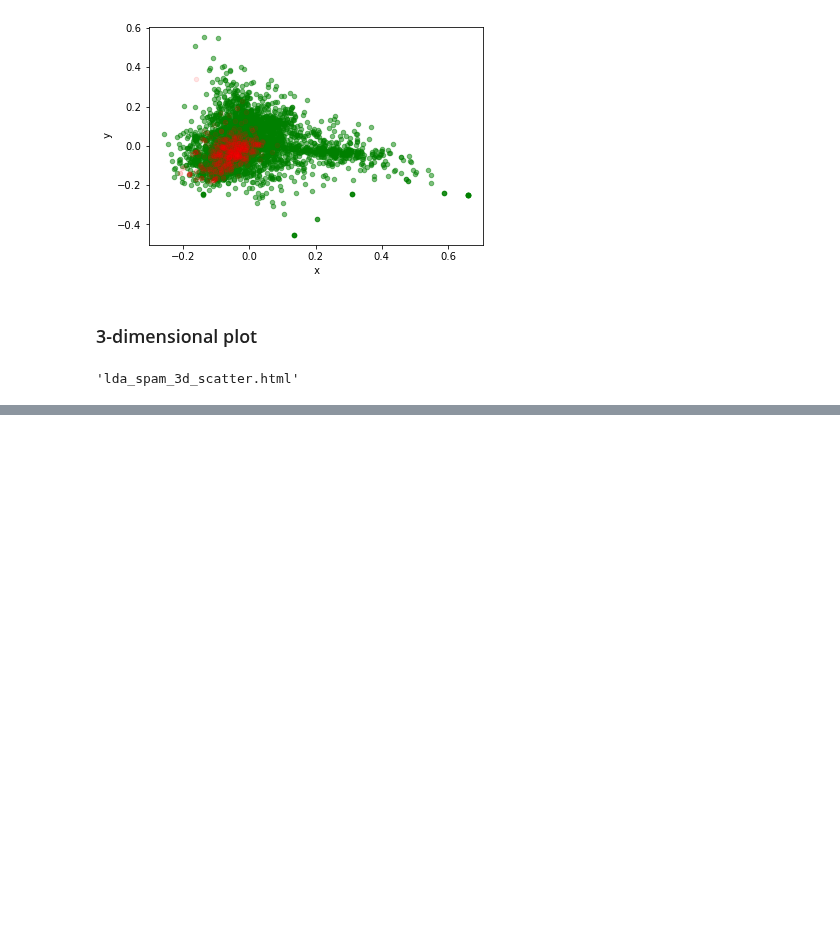
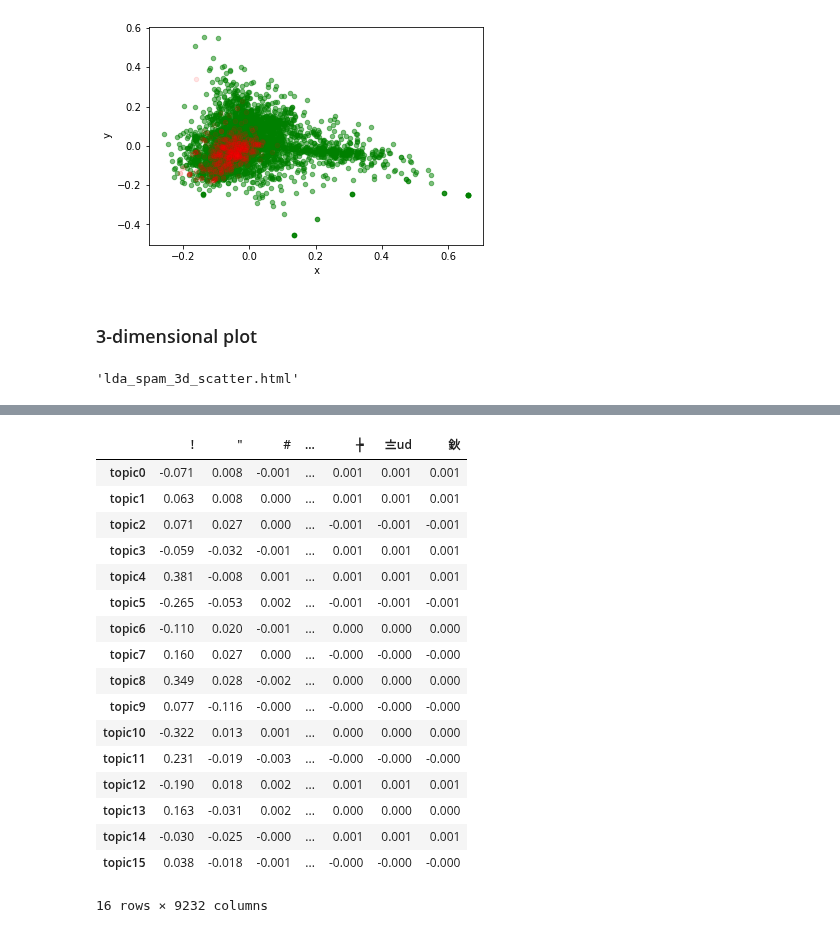
Before and after one commit to YeabinMoonEcon/BUS211, a Jupyter notebook: BUS243_NLP/homework_brainstorming/chapter4_code.ipynb, the cells around one changed output, grey strips where cells are left out. Drawn from its saved outputs; the diff is of its cells as text; code cells hidden in the pictures; blank space fills up the shorter version.

```diff
--- a/BUS243_NLP/homework_brainstorming/chapter4_code.ipynb
+++ b/BUS243_NLP/homework_brainstorming/chapter4_code.ipynb
@@ -161,0 +456,21 @@ py.offline.plot(fig, filename='lda_spam_3d_scatter.html')
+# %%
+weights.round(3)
+# %% [output]
+|  | ! | " | # | ... | ┾ | 〨ud | 鈥 |
+| topic0 | -0.071 | 0.008 | -0.001 | ... | 0.001 | 0.001 | 0.001 |
+| topic1 | 0.063 | 0.008 | 0.000 | ... | 0.001 | 0.001 | 0.001 |
+| topic2 | 0.071 | 0.027 | 0.000 | ... | -0.001 | -0.001 | -0.001 |
+| topic3 | -0.059 | -0.032 | -0.001 | ... | 0.001 | 0.001 | 0.001 |
+| topic4 | 0.381 | -0.008 | 0.001 | ... | 0.001 | 0.001 | 0.001 |
+| topic5 | -0.265 | -0.053 | 0.002 | ... | -0.001 | -0.001 | -0.001 |
+| topic6 | -0.110 | 0.020 | -0.001 | ... | 0.000 | 0.000 | 0.000 |
+| topic7 | 0.160 | 0.027 | 0.000 | ... | -0.000 | -0.000 | -0.000 |
+| topic8 | 0.349 | 0.028 | -0.002 | ... | 0.000 | 0.000 | 0.000 |
+| topic9 | 0.077 | -0.116 | -0.000 | ... | -0.000 | -0.000 | -0.000 |
+| topic10 | -0.322 | 0.013 | 0.001 | ... | 0.000 | 0.000 | 0.000 |
+| topic11 | 0.231 | -0.019 | -0.003 | ... | -0.000 | -0.000 | -0.000 |
+| topic12 | -0.190 | 0.018 | 0.002 | ... | 0.001 | 0.001 | 0.001 |
+| topic13 | 0.163 | -0.031 | 0.002 | ... | 0.000 | 0.000 | 0.000 |
+| topic14 | -0.030 | -0.025 | -0.000 | ... | 0.001 | 0.001 | 0.001 |
+| topic15 | 0.038 | -0.018 | -0.001 | ... | -0.000 | -0.000 | -0.000 |
+16 rows × 9232 columns
```
Also changed, not shown: parts of 49 cells of this notebook, 1 other file.
